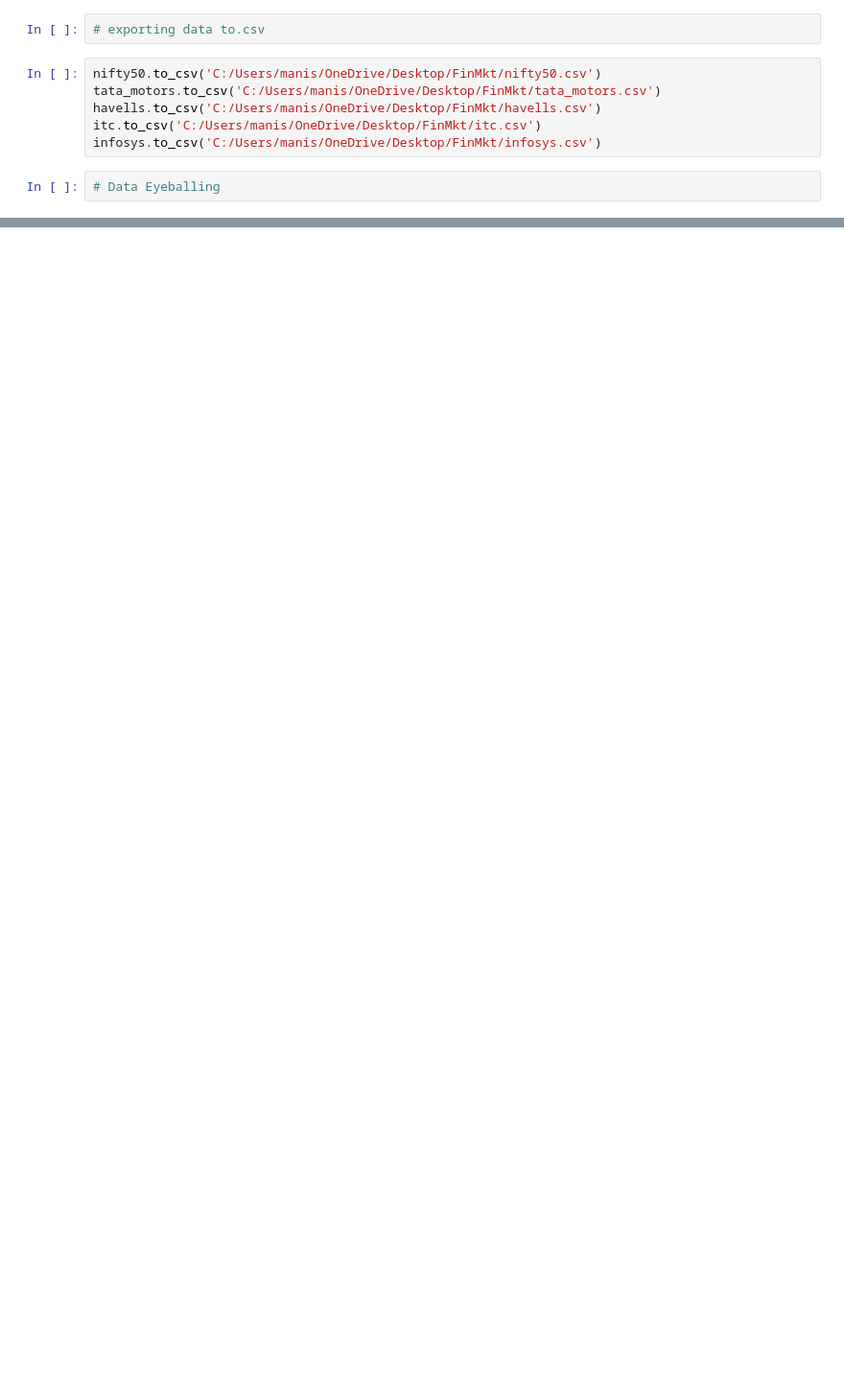
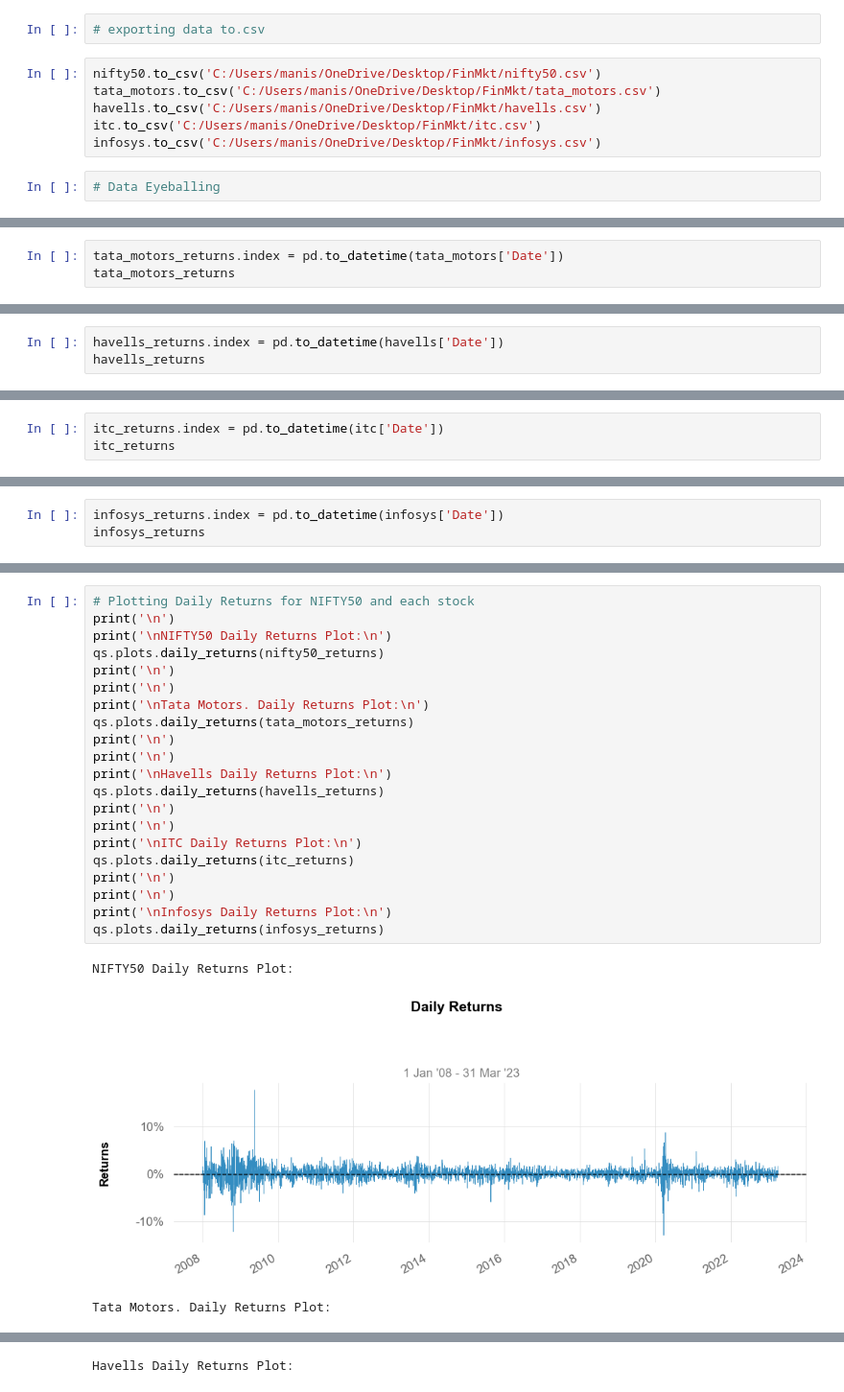
Before and after one commit to manishkr1754/Data_Science_for_Financial_Markets, a Jupyter notebook: Data Science for Financial Markets-nsepy.ipynb, the cells around one changed output, grey strips where cells are left out. Shown at 96% size. Cells and saved outputs as stored; diff of their text form; blank space fills up the shorter version.

```diff
--- a/Data Science for Financial Markets-nsepy.ipynb
+++ b/Data Science for Financial Markets-nsepy.ipynb
@@ -354,0 +467,3 @@ print(nifty50_data)
+# %%
+tata_motors_returns.index = pd.to_datetime(tata_motors['Date'])
+tata_motors_returns
@@ -354,0 +484,3 @@ print(nifty50_data)
+# %%
+havells_returns.index = pd.to_datetime(havells['Date'])
+havells_returns
@@ -354,0 +501,3 @@ print(nifty50_data)
+# %%
+itc_returns.index = pd.to_datetime(itc['Date'])
+itc_returns
@@ -354,0 +518,3 @@ print(nifty50_data)
+# %%
+infosys_returns.index = pd.to_datetime(infosys['Date'])
+infosys_returns
@@ -354,0 +535,25 @@ print(nifty50_data)
+# %%
+# Plotting Daily Returns for NIFTY50 and each stock
+print('\n')
+print('\nNIFTY50 Daily Returns Plot:\n')
+qs.plots.daily_returns(nifty50_returns)
+print('\n')
+print('\n')
+print('\nTata Motors. Daily Returns Plot:\n')
+qs.plots.daily_returns(tata_motors_returns)
+print('\n')
+print('\n')
+print('\nHavells Daily Returns Plot:\n')
+qs.plots.daily_returns(havells_returns)
+print('\n')
+print('\n')
+print('\nITC Daily Returns Plot:\n')
+qs.plots.daily_returns(itc_returns)
+print('\n')
+print('\n')
+print('\nInfosys Daily Returns Plot:\n')
+qs.plots.daily_returns(infosys_returns)
+# %% [output]
+NIFTY50 Daily Returns Plot:
+[figure, added]
+Tata Motors. Daily Returns Plot:
@@ -354,0 +561 @@ print(nifty50_data)
+Havells Daily Returns Plot:
```
Also changed, not shown: parts of 23 cells of this notebook.
